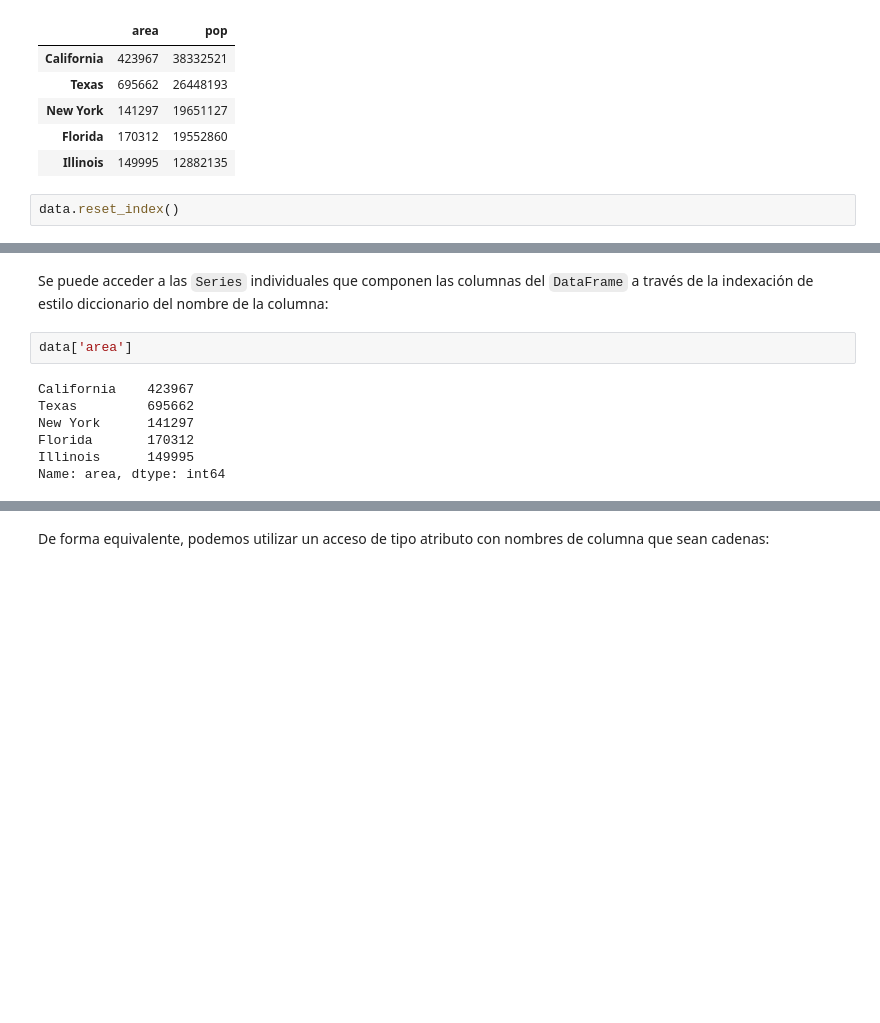
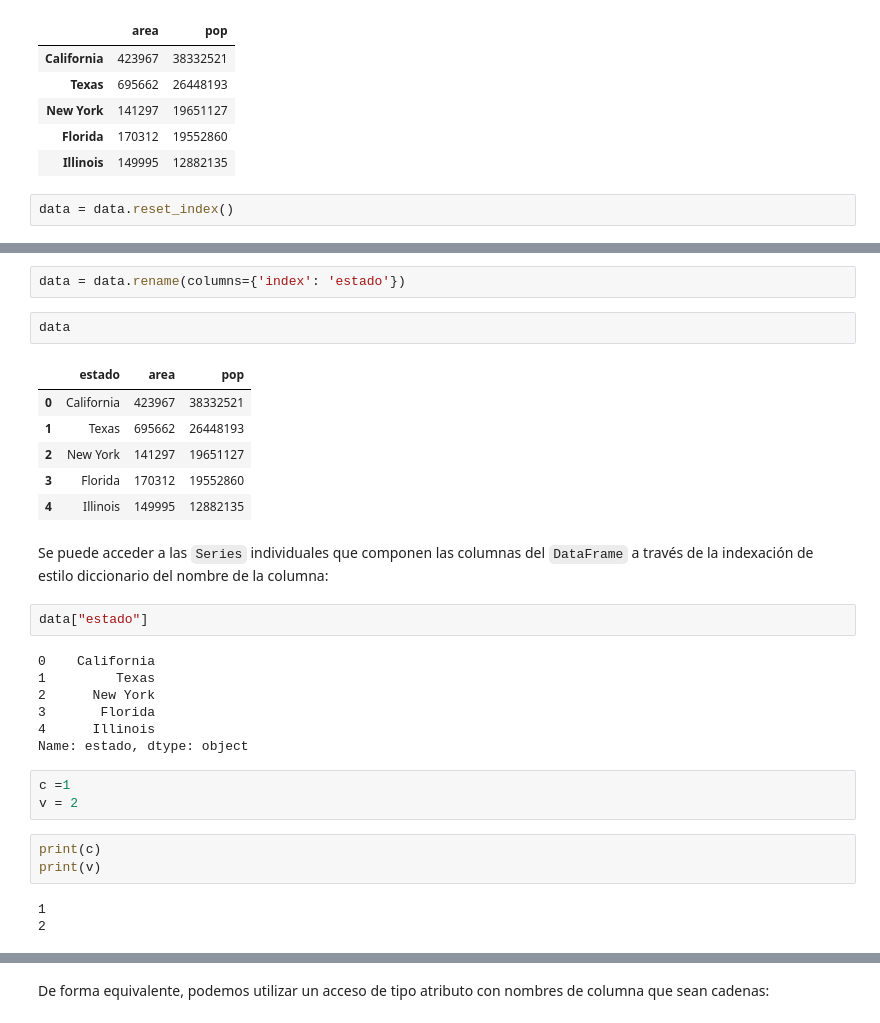
Before and after one commit to diego-dng/0426_DS_VITORIA-GASTEIZ, a Jupyter notebook: 2-Data_analysis/2-Pandas/Teoría/1_Intro_Pandas.ipynb, the cells around one changed output, grey strips where cells are left out. Saved outputs shown, nothing was run; the diff lists cells and outputs as text; blank space fills up the shorter version.

```diff
--- a/2-Data_analysis/2-Pandas/Teoría/1_Intro_Pandas.ipynb
+++ b/2-Data_analysis/2-Pandas/Teoría/1_Intro_Pandas.ipynb
@@ -1052,4 +1171,4 @@ data
 | Florida | 170312 | 19552860 |
 | Illinois | 149995 | 12882135 |
 # %%
-data.reset_index()
+data = data.reset_index()
@@ -1063,11 +1184,31 @@ data.reset_index()
+# %%
+data = data.rename(columns={'index': 'estado'})
+# %%
+data
+# %% [output]
+|  | estado | area | pop |
+| 0 | California | 423967 | 38332521 |
+| 1 | Texas | 695662 | 26448193 |
+| 2 | New York | 141297 | 19651127 |
+| 3 | Florida | 170312 | 19552860 |
+| 4 | Illinois | 149995 | 12882135 |
 # %% [markdown]
 Se puede acceder a las ``Series`` individuales que componen las columnas del ``DataFrame`` a través de la indexación de estilo diccionario del nombre de la columna:
 # %%
-data['area']
+data["estado"]
 # %% [output]
-California    423967
-Texas         695662
-New York      141297
-Florida       170312
-Illinois      149995
-Name: area, dtype: int64
+0    California
+1         Texas
+2      New York
+3       Florida
+4      Illinois
+Name: estado, dtype: object
+# %%
+c =1
+v = 2
+# %%
+print(c)
+print(v)
+# %% [output]
+1
+2
```
Also changed, not shown: parts of 34 cells of this notebook, 1 other file.
